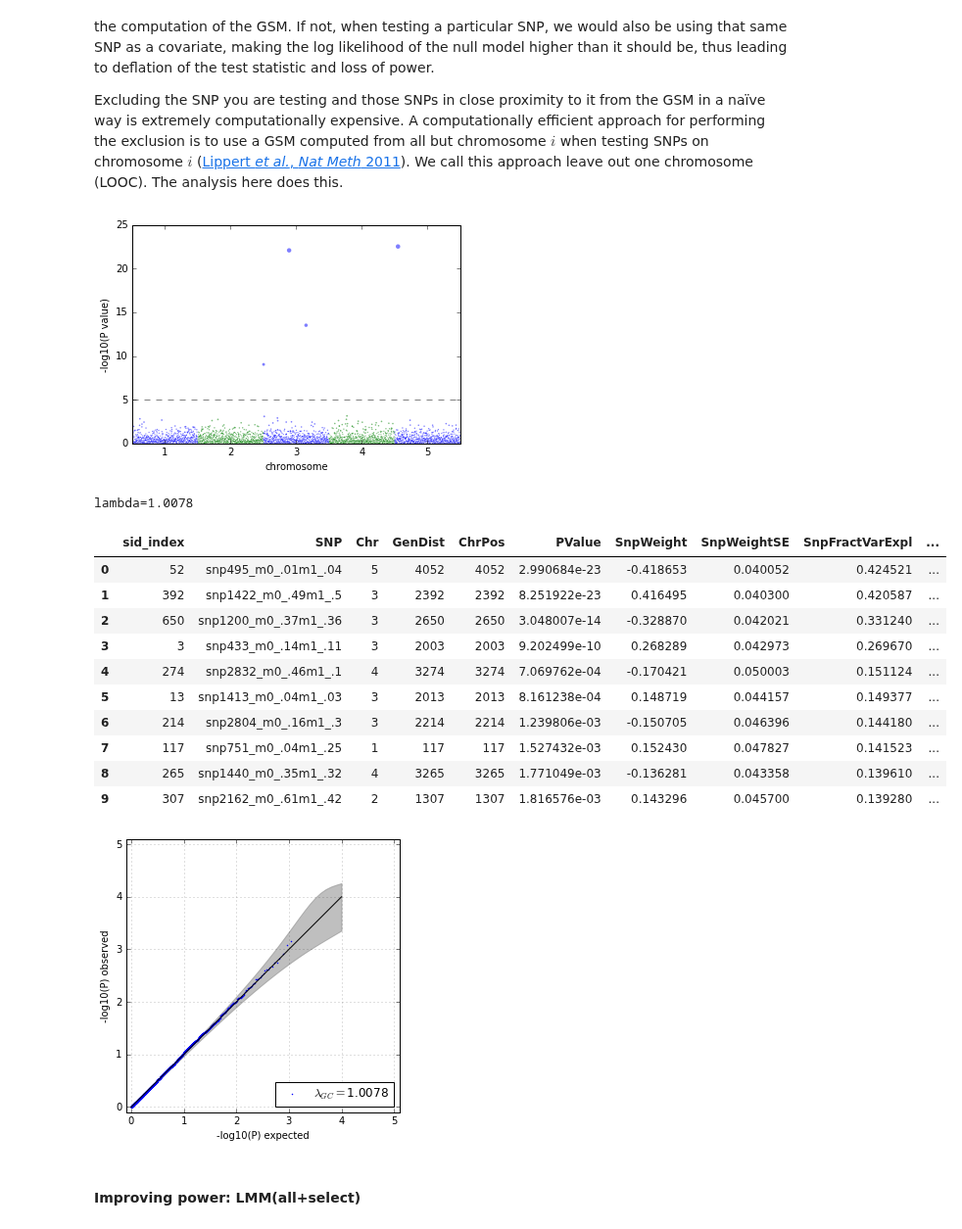
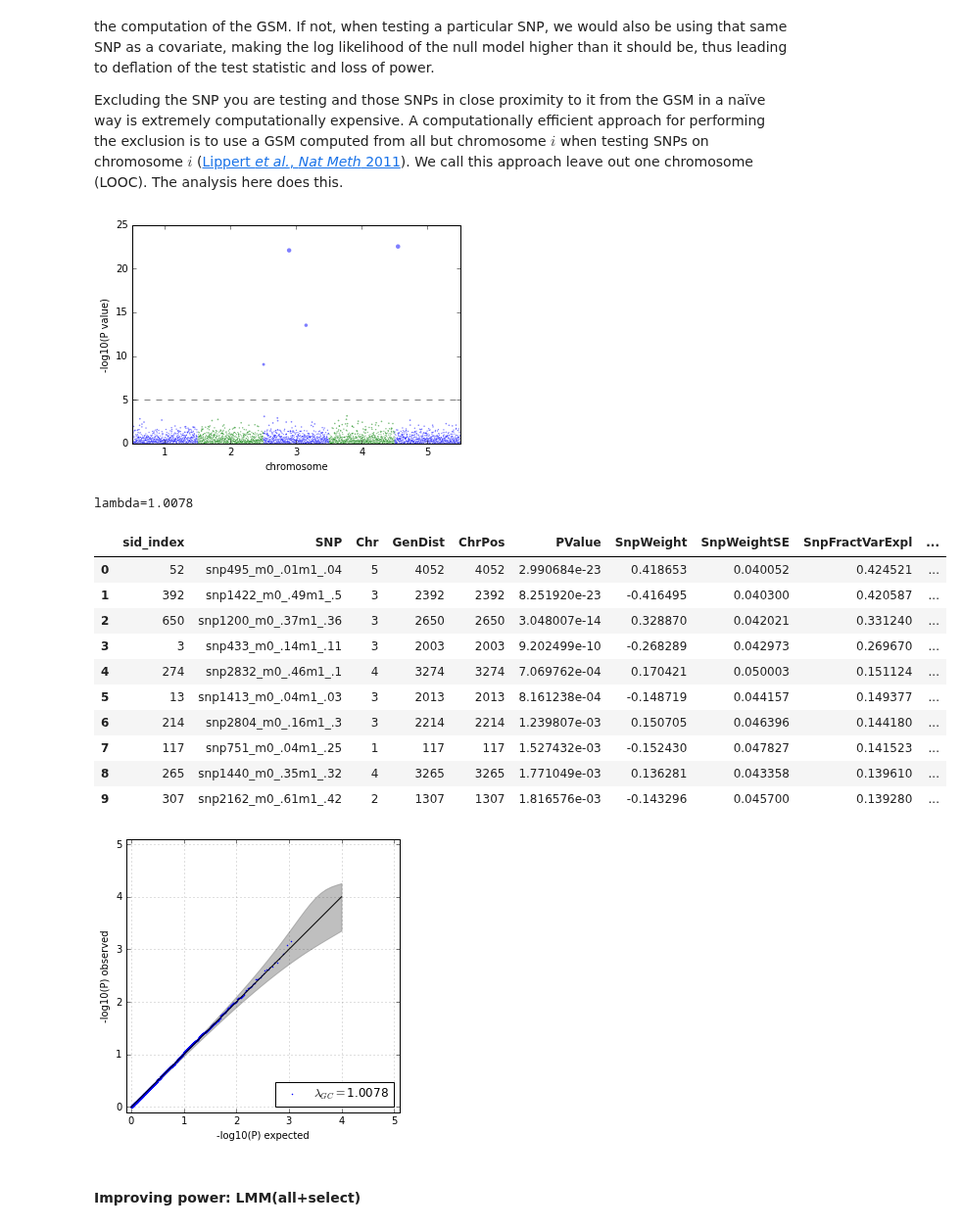
Before and after one commit to fastlmm/FaST-LMM, a Jupyter notebook: doc/ipynb/FaST-LMM.ipynb, the cells around one changed output. Shown at 98% size. Saved outputs shown, nothing was run; the diff lists cells and outputs as text; code cells hidden in the pictures.

```diff
--- a/doc/ipynb/FaST-LMM.ipynb
+++ b/doc/ipynb/FaST-LMM.ipynb
@@ -64,44 +64,44 @@ Excluding the SNP you are testing and those SNPs in close proximity to it from t
 # import the algorithm
 from fastlmm.association import single_snp
 
 # set up data
 ##############################
 bed_fn = "../../tests/datasets/synth/all"
 pheno_fn = "../../tests/datasets/synth/pheno_10_causals.txt"
 cov_fn = "../../tests/datasets/synth/cov.txt"
 
 # run gwas
 ###################################################################
-results_df = single_snp(bed_fn,  pheno_fn, covar=cov_fn, count_A1=True)
+results_df = single_snp(bed_fn,  pheno_fn, covar=cov_fn, count_A1=False)
 
 # manhattan plot
 import pylab
 import fastlmm.util.util as flutil
 flutil.manhattan_plot(results_df[["Chr", "ChrPos", "PValue"]].values,pvalue_line=1e-5,xaxis_unit_bp=False)
 pylab.show()
 
 # qq plot
 from fastlmm.util.stats import plotp
 plotp.qqplot(results_df["PValue"].values, xlim=[0,5], ylim=[0,5])
 
 # print head of results data frame
 import pandas as pd
 pd.set_option('display.width', 1000)
 results_df.head(n=10)
 # %% [output]
 [figure]
 lambda=1.0078
 |  | sid_index | SNP | Chr | GenDist | ChrPos | PValue | SnpWeight | SnpWeightSE | SnpFractVarExpl | ... |
-| 0 | 52 | snp495_m0_.01m1_.04 | 5 | 4052 | 4052 | 2.990684e-23 | -0.418653 | 0.040052 | 0.424521 | ... |
-| 1 | 392 | snp1422_m0_.49m1_.5 | 3 | 2392 | 2392 | 8.251922e-23 | 0.416495 | 0.040300 | 0.420587 | ... |
-| 2 | 650 | snp1200_m0_.37m1_.36 | 3 | 2650 | 2650 | 3.048007e-14 | -0.328870 | 0.042021 | 0.331240 | ... |
-| 3 | 3 | snp433_m0_.14m1_.11 | 3 | 2003 | 2003 | 9.202499e-10 | 0.268289 | 0.042973 | 0.269670 | ... |
-| 4 | 274 | snp2832_m0_.46m1_.1 | 4 | 3274 | 3274 | 7.069762e-04 | -0.170421 | 0.050003 | 0.151124 | ... |
-| 5 | 13 | snp1413_m0_.04m1_.03 | 3 | 2013 | 2013 | 8.161238e-04 | 0.148719 | 0.044157 | 0.149377 | ... |
-| 6 | 214 | snp2804_m0_.16m1_.3 | 3 | 2214 | 2214 | 1.239806e-03 | -0.150705 | 0.046396 | 0.144180 | ... |
-| 7 | 117 | snp751_m0_.04m1_.25 | 1 | 117 | 117 | 1.527432e-03 | 0.152430 | 0.047827 | 0.141523 | ... |
-| 8 | 265 | snp1440_m0_.35m1_.32 | 4 | 3265 | 3265 | 1.771049e-03 | -0.136281 | 0.043358 | 0.139610 | ... |
-| 9 | 307 | snp2162_m0_.61m1_.42 | 2 | 1307 | 1307 | 1.816576e-03 | 0.143296 | 0.045700 | 0.139280 | ... |
+| 0 | 52 | snp495_m0_.01m1_.04 | 5 | 4052 | 4052 | 2.990684e-23 | 0.418653 | 0.040052 | 0.424521 | ... |
+| 1 | 392 | snp1422_m0_.49m1_.5 | 3 | 2392 | 2392 | 8.251920e-23 | -0.416495 | 0.040300 | 0.420587 | ... |
+| 2 | 650 | snp1200_m0_.37m1_.36 | 3 | 2650 | 2650 | 3.048007e-14 | 0.328870 | 0.042021 | 0.331240 | ... |
+| 3 | 3 | snp433_m0_.14m1_.11 | 3 | 2003 | 2003 | 9.202499e-10 | -0.268289 | 0.042973 | 0.269670 | ... |
+| 4 | 274 | snp2832_m0_.46m1_.1 | 4 | 3274 | 3274 | 7.069762e-04 | 0.170421 | 0.050003 | 0.151124 | ... |
+| 5 | 13 | snp1413_m0_.04m1_.03 | 3 | 2013 | 2013 | 8.161238e-04 | -0.148719 | 0.044157 | 0.149377 | ... |
+| 6 | 214 | snp2804_m0_.16m1_.3 | 3 | 2214 | 2214 | 1.239807e-03 | 0.150705 | 0.046396 | 0.144180 | ... |
+| 7 | 117 | snp751_m0_.04m1_.25 | 1 | 117 | 117 | 1.527432e-03 | -0.152430 | 0.047827 | 0.141523 | ... |
+| 8 | 265 | snp1440_m0_.35m1_.32 | 4 | 3265 | 3265 | 1.771049e-03 | 0.136281 | 0.043358 | 0.139610 | ... |
+| 9 | 307 | snp2162_m0_.61m1_.42 | 2 | 1307 | 1307 | 1.816576e-03 | -0.143296 | 0.045700 | 0.139280 | ... |
 [figure]
 # %% [markdown]
 #### Improving power: LMM(all+select)
```
Also changed, not shown: 26 other files.
